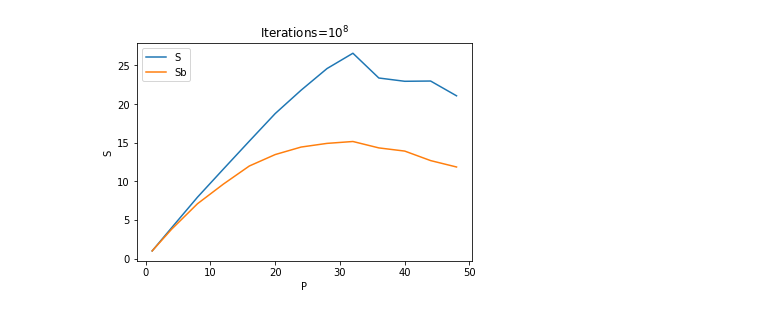
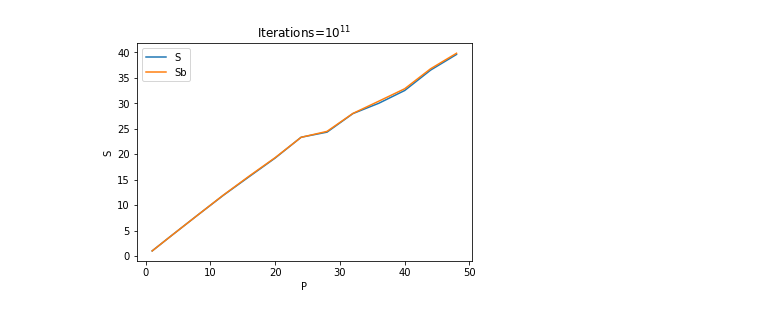
Before and after one commit to mattiamencagli/Foundations_of_HPC_2020, a Jupyter notebook: Assignement1/code/analisi_scaling.ipynb, the cells around one changed output. Saved outputs shown, nothing was run; the diff lists cells and outputs as text; code cells hidden in the pictures.

```diff
--- a/Assignement1/code/analisi_scaling.ipynb
+++ b/Assignement1/code/analisi_scaling.ipynb
@@ -65,7 +68,7 @@ def ERROR(t1, t2, t3):
         res.append((tmax-tmin)/2)
     return np.asarray(res)
 # %%
-n=8
+n=11
 t1, bt1 = READ('out.mpi.s'+str(n)+'.1','out.time.mpi.s'+str(n)+'.1')
 t2, bt2 = READ('out.mpi.s'+str(n)+'.2','out.time.mpi.s'+str(n)+'.2')
 t3, bt3 = READ('out.mpi.s'+str(n)+'.3','out.time.mpi.s'+str(n)+'.3')
@@ -74,7 +77,11 @@ btm = ( bt1 + bt2 + bt3 )/3
 te = ERROR(t1,t2,t3)
 bte = ERROR(bt1,bt2,bt3)
 S = tm[0]/tm
+#Se = te[0]/S + tm[0]*te/S**2 ## ??
 Sb = btm[0]/btm
+#Sbe = bte[0]/Sb + btm[0]*bte/Sb**2  ##??
+stutti.append(S)
+stutti_ubt.append(Sb)
 # %%
 if n<10: nn='0'+str(n)
 else: nn=str(n)
@@ -83,12 +90,12 @@ f.write('# processors run1,run2,run 3,avg,error_bar\n')
 for i in range(len(t1)):
     f.write('%2d, %8f, %8f, %8f, %8f, %8f\n' %(P[i],t1[i],t2[i],t3[i],tm[i],te[i]))
 # %%
-_=plt.plot(P,S, label='S')
-_=plt.plot(P,Sb, label='Sb')
+_=plt.errorbar(P,S, label='S')
+_=plt.errorbar(P,Sb, label='Sb')
 _=plt.legend() ; plt.xlabel('P') ; plt.ylabel('S')
-_=plt.title(r"Iterations=$10^%d$"%n)
+_=plt.title(r"Iterations=$10^{%d}$"%n)
 # %% [output]
-[figure, old version]
+[figure, new version]
 # %%
 _=plt.errorbar(P,tm,yerr=te, label='t')
 _=plt.errorbar(P,btm,yerr=bte, label='ubt')
```
Also changed, not shown: parts of 4 cells of this notebook, 2 other files.
